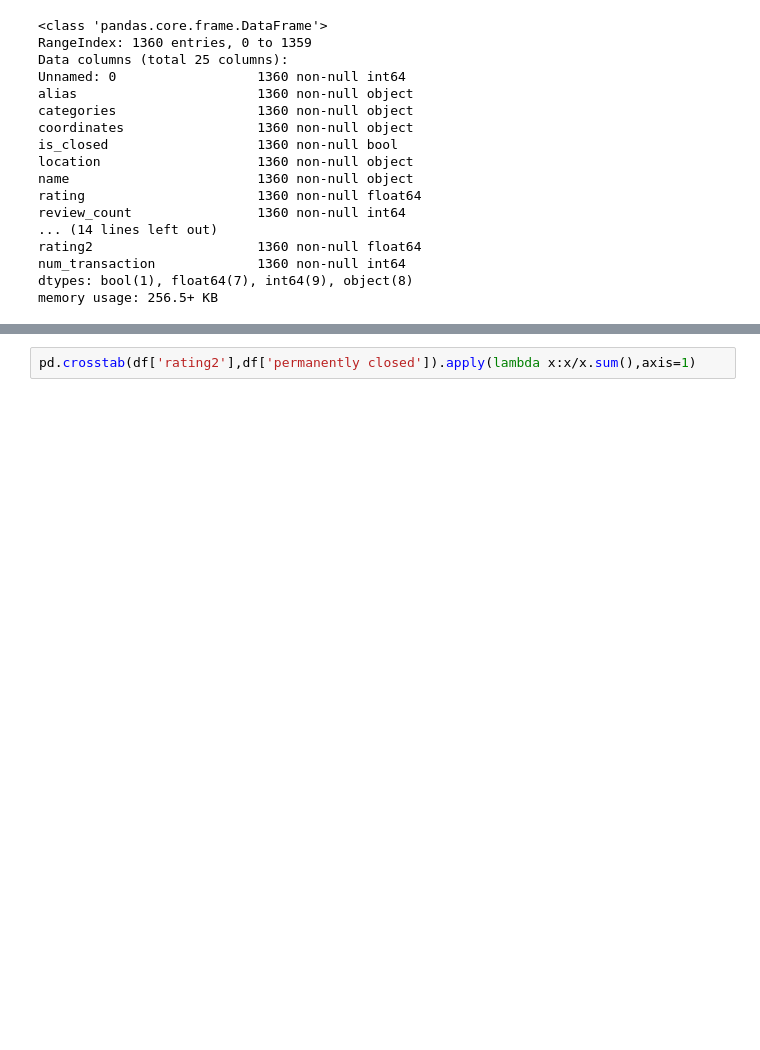
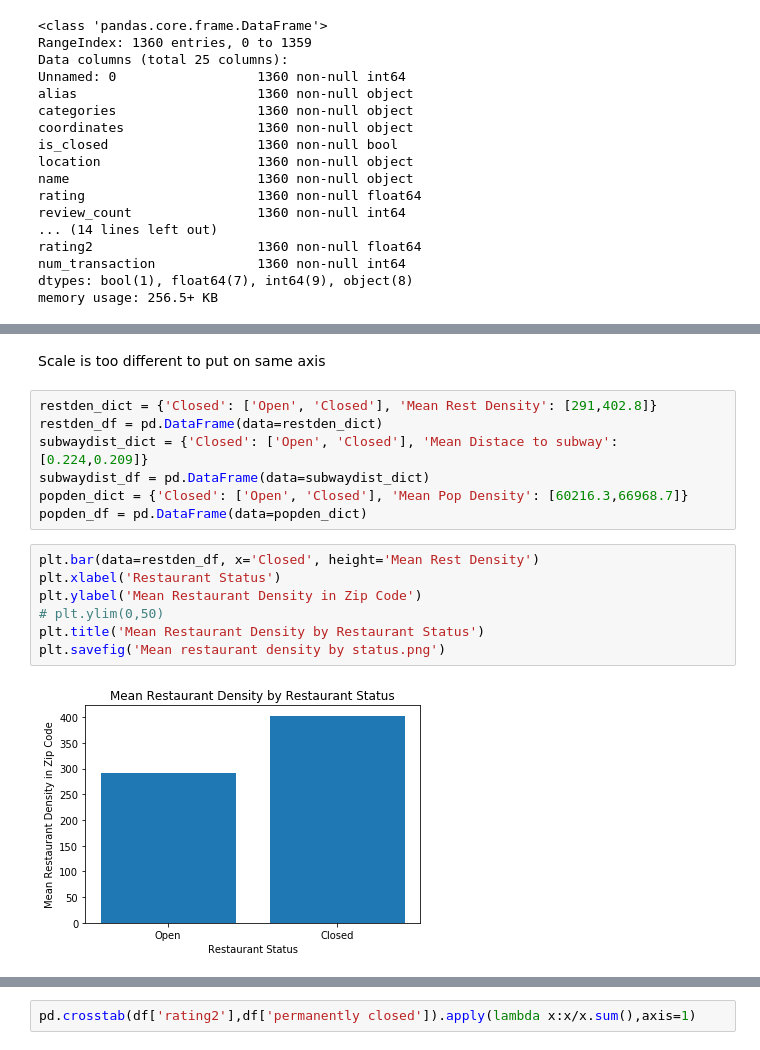
Before and after one commit to bagnine/nyc_restaurant_project, a Jupyter notebook: Univariable & bivariable analysis.ipynb, the cells around one changed output, grey strips where cells are left out. Cells and saved outputs as stored; diff of their text form; blank space fills up the shorter version.

```diff
--- a/Univariable & bivariable analysis.ipynb
+++ b/Univariable & bivariable analysis.ipynb
@@ -781,0 +938,18 @@ memory usage: 256.5+ KB
+# %% [markdown]
+Scale is too different to put on same axis
+# %%
+restden_dict = {'Closed': ['Open', 'Closed'], 'Mean Rest Density': [291,402.8]}
+restden_df = pd.DataFrame(data=restden_dict)
+subwaydist_dict = {'Closed': ['Open', 'Closed'], 'Mean Distace to subway': [0.224,0.209]}
+subwaydist_df = pd.DataFrame(data=subwaydist_dict)
+popden_dict = {'Closed': ['Open', 'Closed'], 'Mean Pop Density': [60216.3,66968.7]}
+popden_df = pd.DataFrame(data=popden_dict)
+# %%
+plt.bar(data=restden_df, x='Closed', height='Mean Rest Density')
+plt.xlabel('Restaurant Status')
+plt.ylabel('Mean Restaurant Density in Zip Code')
+# plt.ylim(0,50)
+plt.title('Mean Restaurant Density by Restaurant Status')
+plt.savefig('Mean restaurant density by status.png')
+# %% [output]
+[figure, added]
```
Also changed, not shown: parts of 32 cells of this notebook, 4 other files.
